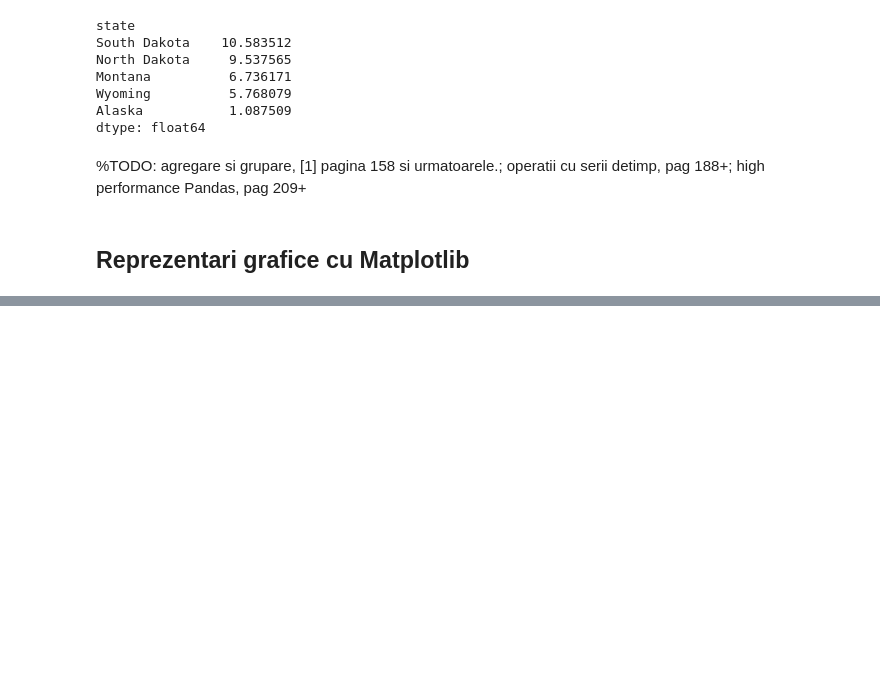
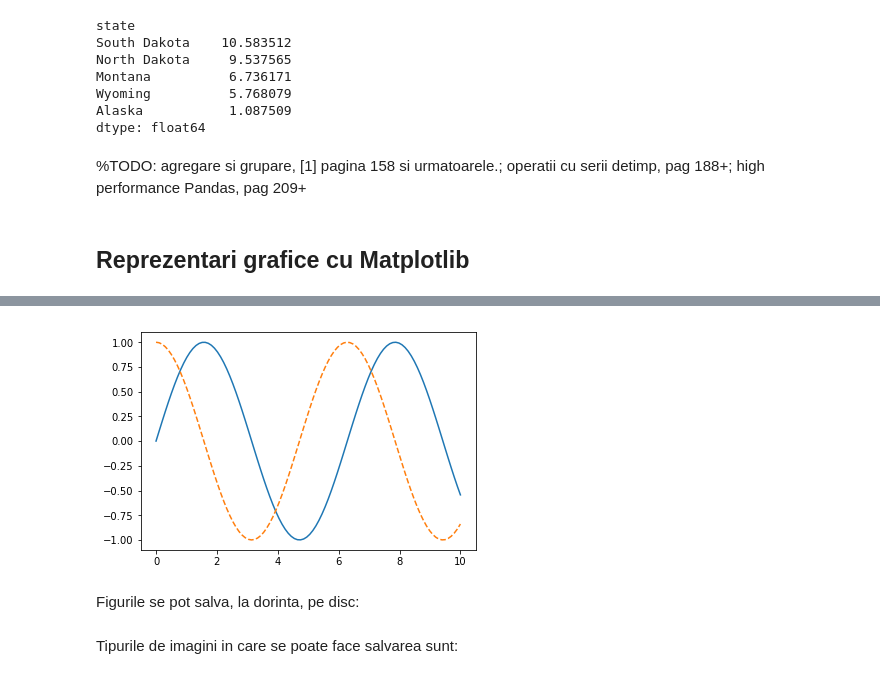
Before and after one commit to lmsasu/cursuri, a Jupyter notebook: Introducere_in_data_science/cursuri/Curs3/Curs3.ipynb, the cells around one changed output, grey strips where cells are left out. Cells and saved outputs as stored; diff of their text form; code cells hidden in the pictures; blank space fills up the shorter version.

```diff
--- a/Introducere_in_data_science/cursuri/Curs3/Curs3.ipynb
+++ b/Introducere_in_data_science/cursuri/Curs3/Curs3.ipynb
@@ -1357,0 +1376,9 @@ dtype: float64
+# %%
+x = np.linspace(0, 10, 100)
+fig = plt.figure()
+plt.plot(x, np.sin(x), '-')
+plt.plot(x, np.cos(x), '--'); #se remarca ';' din final
+# %% [output]
+[figure, added]
+# %% [markdown]
+Figurile se pot salva, la dorinta, pe disc:
@@ -1357,0 +1390,2 @@ dtype: float64
+# %% [markdown]
+Tipurile de imagini in care se poate face salvarea sunt:
```
Also changed, not shown: parts of 28 cells of this notebook, 4 other files.
